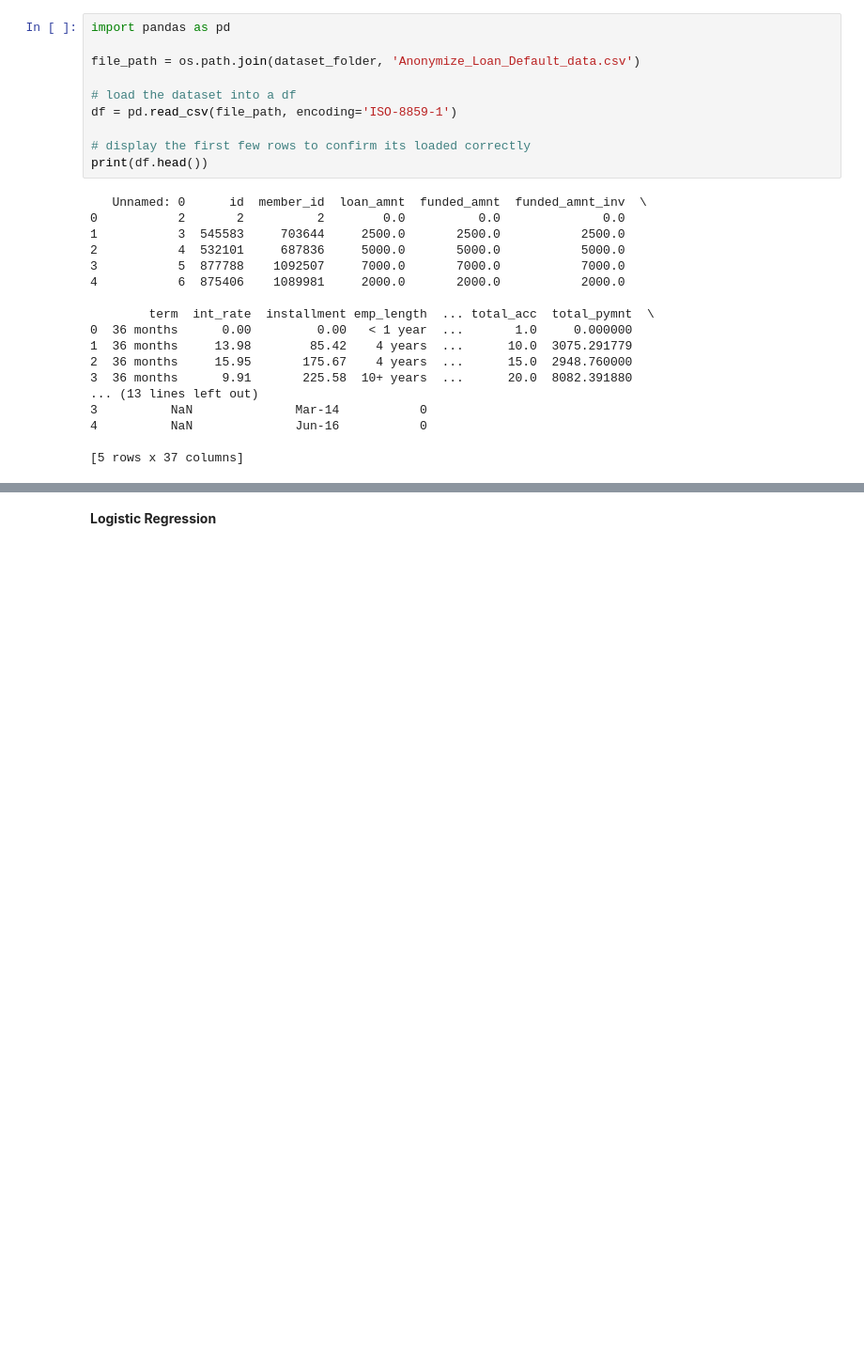
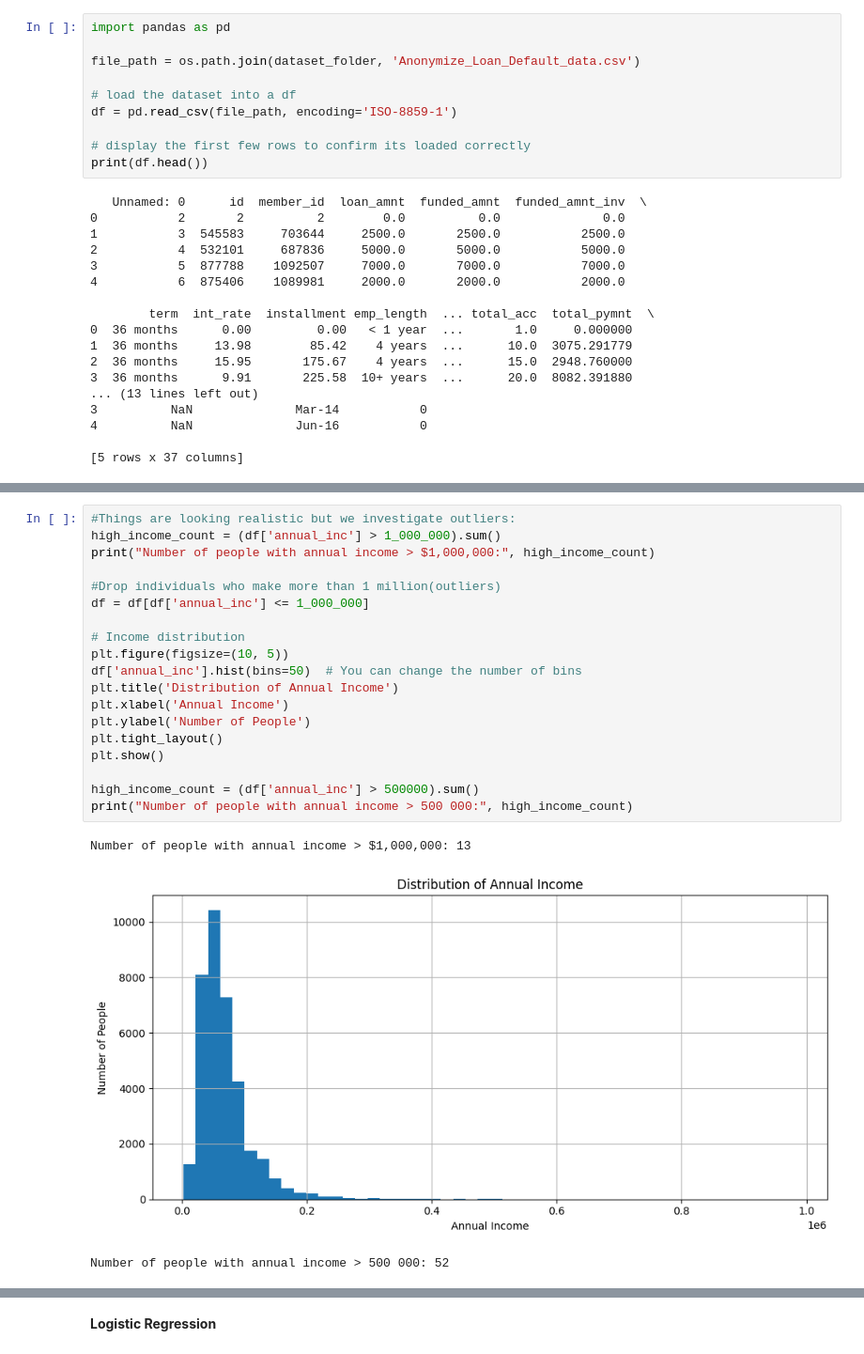
Before and after one commit to sergeGITH/TS, a Jupyter notebook: TMDL_group_project.ipynb, the cells around one changed output, grey strips where cells are left out. Shown: that part at 94% size. Saved outputs shown, nothing was run; the diff lists cells and outputs as text; blank space fills up the shorter version.

```diff
--- a/TMDL_group_project.ipynb
+++ b/TMDL_group_project.ipynb
@@ -127,0 +276,23 @@ memory usage: 5.6+ MB
+# %%
+#Things are looking realistic but we investigate outliers:
+high_income_count = (df['annual_inc'] > 1_000_000).sum()
+print("Number of people with annual income > $1,000,000:", high_income_count)
+
+#Drop individuals who make more than 1 million(outliers)
+df = df[df['annual_inc'] <= 1_000_000]
+
+# Income distribution
+plt.figure(figsize=(10, 5))
+df['annual_inc'].hist(bins=50)  # You can change the number of bins
+plt.title('Distribution of Annual Income')
+plt.xlabel('Annual Income')
+plt.ylabel('Number of People')
+plt.tight_layout()
+plt.show()
+
+high_income_count = (df['annual_inc'] > 500000).sum()
+print("Number of people with annual income > 500 000:", high_income_count)
+# %% [output]
+Number of people with annual income > $1,000,000: 13
+[figure, added]
+Number of people with annual income > 500 000: 52
```
Also changed, not shown: parts of 30 cells of this notebook.
